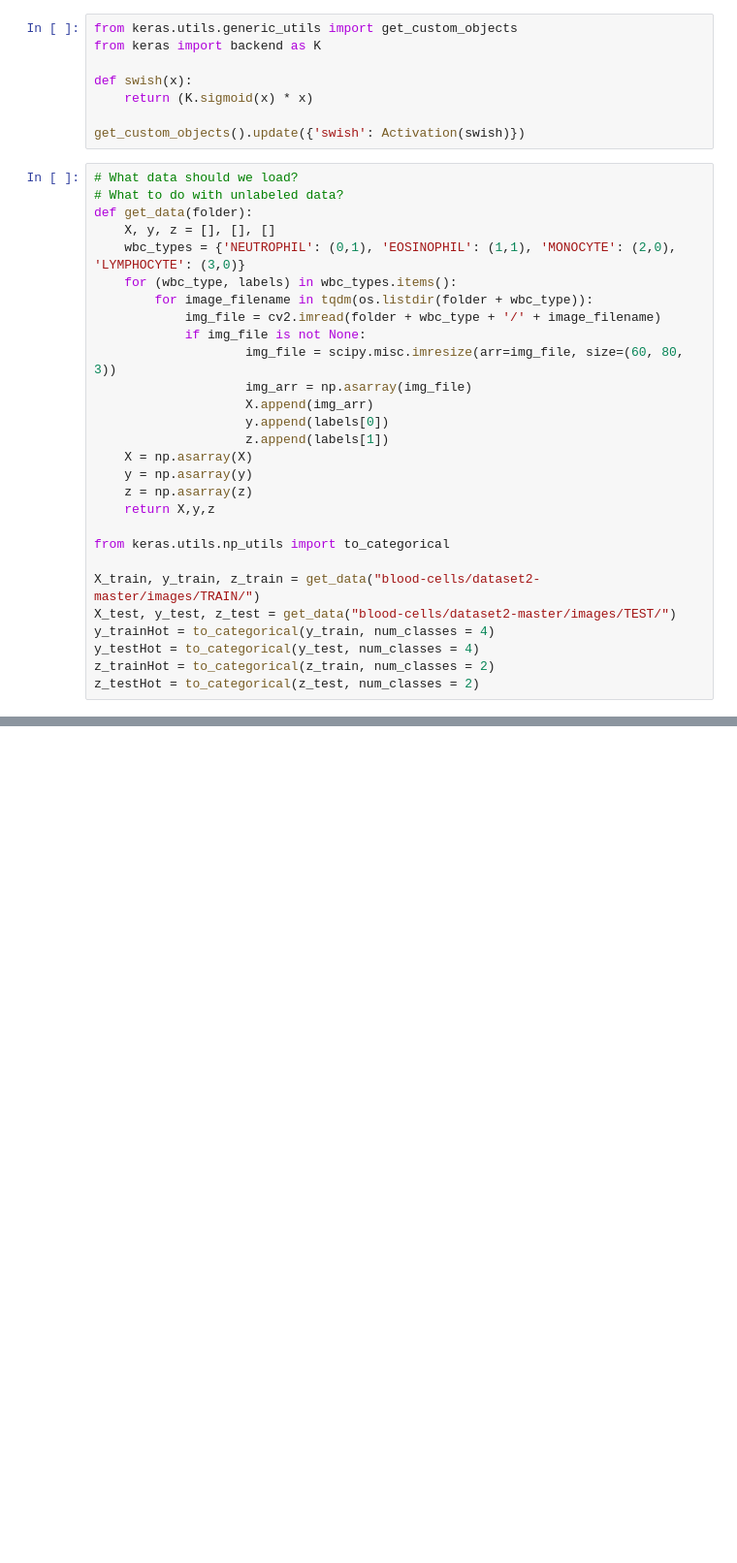
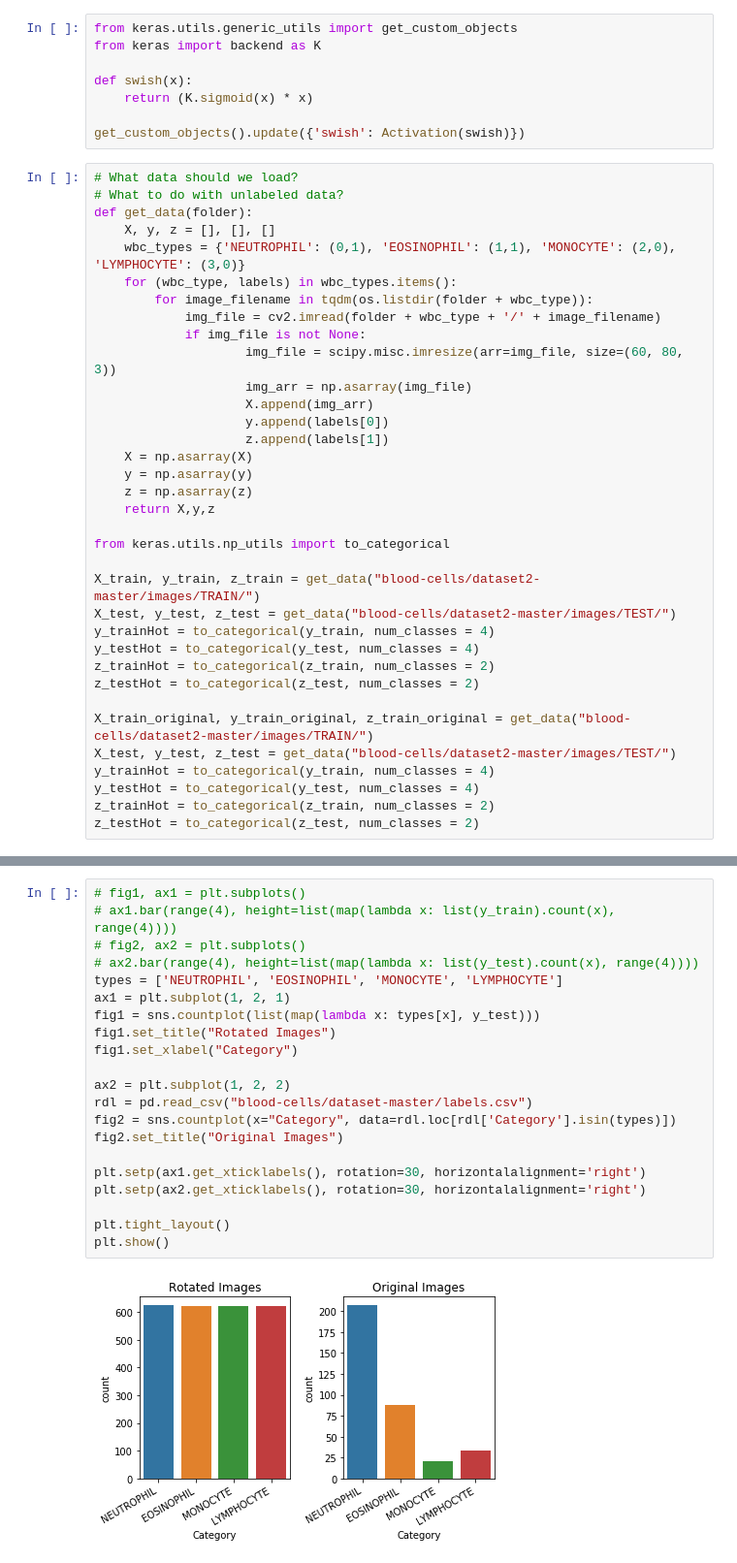
Before and after one commit to dna-witch/blood, a Jupyter notebook: Blood.ipynb, the cells around one changed output, grey strips where cells are left out. Shown at 97% size. Drawn from its saved outputs; the diff is of its cells as text; blank space fills up the shorter version.

```diff
--- a/Blood.ipynb
+++ b/Blood.ipynb
@@ -44,3 +48,10 @@ y_trainHot = to_categorical(y_train, num_classes = 4)
 y_testHot = to_categorical(y_test, num_classes = 4)
 z_trainHot = to_categorical(z_train, num_classes = 2)
 z_testHot = to_categorical(z_test, num_classes = 2)
+
+X_train_original, y_train_original, z_train_original = get_data("blood-cells/dataset2-master/images/TRAIN/")
+X_test, y_test, z_test = get_data("blood-cells/dataset2-master/images/TEST/")
+y_trainHot = to_categorical(y_train, num_classes = 4)
+y_testHot = to_categorical(y_test, num_classes = 4)
+z_trainHot = to_categorical(z_train, num_classes = 2)
+z_testHot = to_categorical(z_test, num_classes = 2)
@@ -91,3 +103,26 @@ plot_images(X_train[0:100], rows=10, figsize=(20,20))
+# %%
+# fig1, ax1 = plt.subplots()
+# ax1.bar(range(4), height=list(map(lambda x: list(y_train).count(x), range(4))))
+# fig2, ax2 = plt.subplots()
+# ax2.bar(range(4), height=list(map(lambda x: list(y_test).count(x), range(4))))
+types = ['NEUTROPHIL', 'EOSINOPHIL', 'MONOCYTE', 'LYMPHOCYTE']
+ax1 = plt.subplot(1, 2, 1)
+fig1 = sns.countplot(list(map(lambda x: types[x], y_test)))
+fig1.set_title("Rotated Images")
+fig1.set_xlabel("Category")
+
+ax2 = plt.subplot(1, 2, 2)
+rdl = pd.read_csv("blood-cells/dataset-master/labels.csv")
+fig2 = sns.countplot(x="Category", data=rdl.loc[rdl['Category'].isin(types)])
+fig2.set_title("Original Images")
+
+plt.setp(ax1.get_xticklabels(), rotation=30, horizontalalignment='right')
+plt.setp(ax2.get_xticklabels(), rotation=30, horizontalalignment='right')
+
+plt.tight_layout()
+plt.show()
+# %% [output]
+[figure, added]
 # %%
 # swish vs relu vs other stuff? maybe softmax?
 # more normalization?
```
Also changed, not shown: parts of 14 cells of this notebook.
